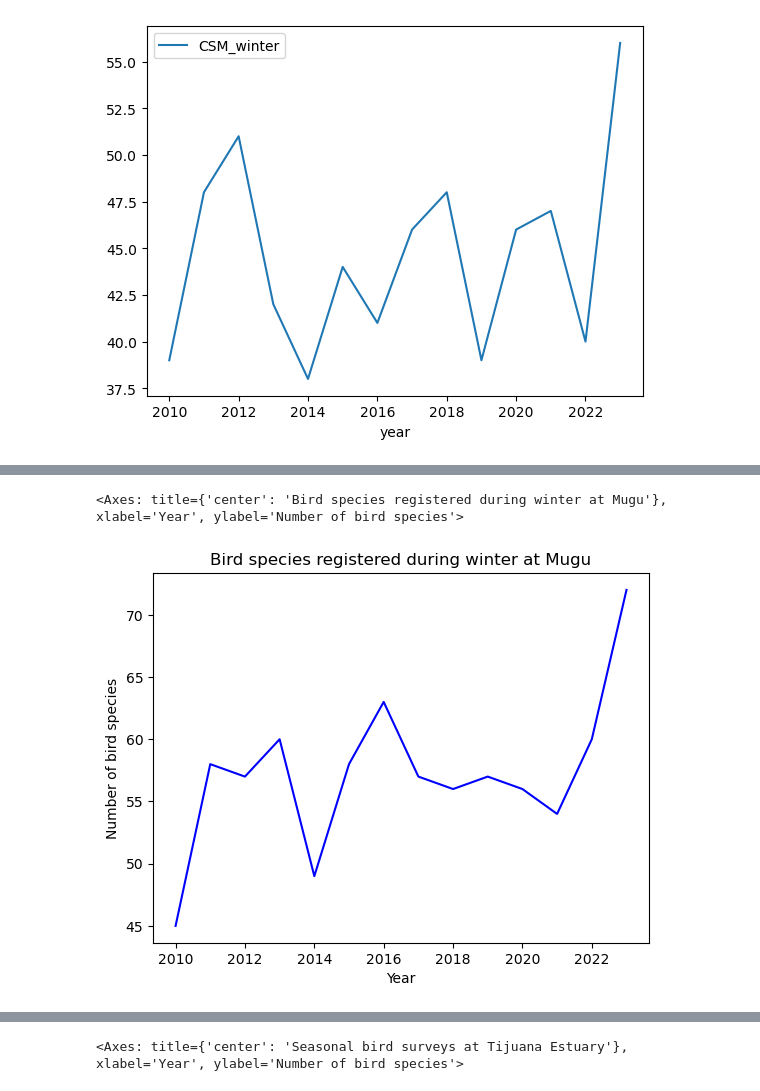
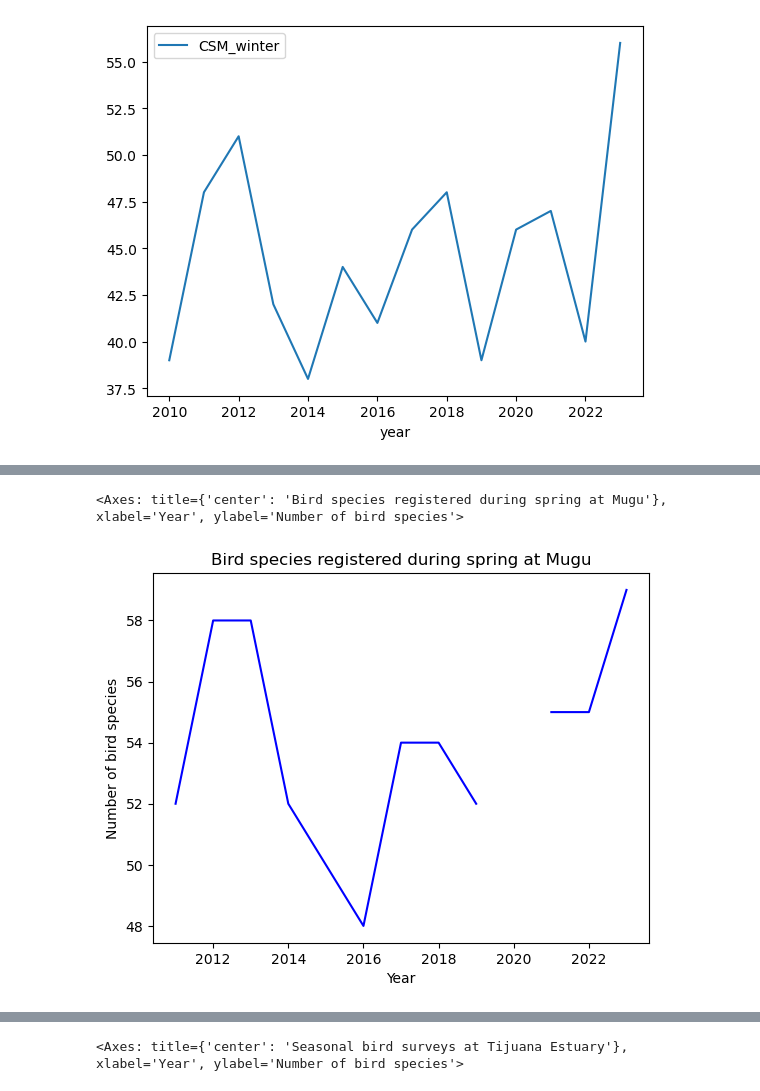
Before and after one commit to SRKads1998/eds220-2025-in-class, a Jupyter notebook: week2-basic-plotting.ipynb, the cells around one changed output, grey strips where cells are left out. Cells and saved outputs as stored; diff of their text form; code cells hidden in the pictures.

```diff
--- a/week2-basic-plotting.ipynb
+++ b/week2-basic-plotting.ipynb
@@ -34,13 +32,13 @@ df.plot(x='year',
 # %%
 # Check-in 1
 df.plot(x='year',
-        y='MUL_winter',
-        title='Bird species registered during winter at Mugu',
+        y='MUL_spring',
+        title='Bird species registered during spring at Mugu',
         xlabel='Year',
         ylabel='Number of bird species',
         color='blue',
         legend=False
         )
 # %% [output]
-<Axes: title={'center': 'Bird species registered during winter at Mugu'}, xlabel='Year', ylabel='Number of bird species'>
+<Axes: title={'center': 'Bird species registered during spring at Mugu'}, xlabel='Year', ylabel='Number of bird species'>
-[figure, old version]
+[figure, new version]
```
Also changed, not shown: parts of 9 cells of this notebook, 2 other files.
